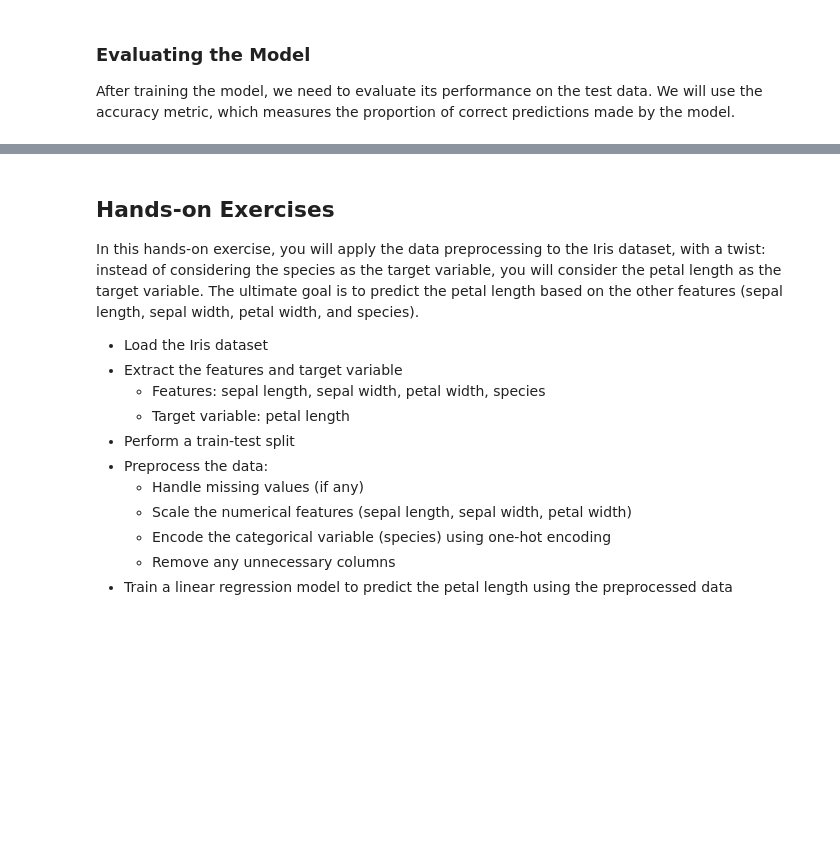
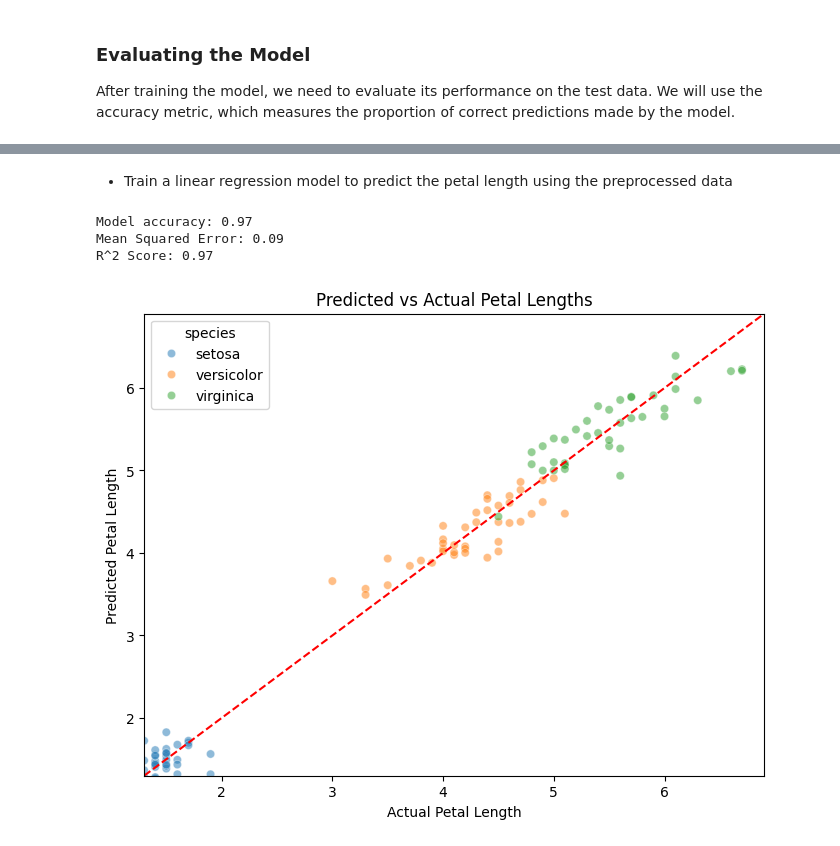
Before and after one commit to UG-Team-Data-Science/ml-workshop, a Jupyter notebook: src/S01: Introduction to Machine Learning/S01C05: Data Preprocessing.ipynb, the cells around one changed output, grey strips where cells are left out. Cells and saved outputs as stored; diff of their text form; code cells hidden in the pictures; blank space fills up the shorter version.

Commit message:
Updated S01C05: Data Preprocessing

```diff
--- a/src/S01: Introduction to Machine Learning/S01C05: Data Preprocessing.ipynb
+++ b/src/S01: Introduction to Machine Learning/S01C05: Data Preprocessing.ipynb
@@ -207,0 +315,3 @@ plt.show()
+# %%
+df = pd.read_csv('../../data/iris.csv')
+df.head()
@@ -207,0 +329,3 @@ plt.show()
+# %%
+X = df[['sepal length (cm)', 'sepal width (cm)', 'petal width (cm)', 'species']]
+y = df['petal length (cm)']
@@ -207,0 +334,2 @@ plt.show()
+# %%
+X_train, X_test, y_train, y_test = train_test_split(X, y, test_size=0.2, random_state=42)
@@ -208,16 +369,39 @@ plt.show()
 # %% [markdown]
-## Hands-on Exercises
-
-In this hands-on exercise, you will apply the data preprocessing to the Iris dataset, with a twist: instead of considering the species as the target variable, you will consider the petal length as the target variable. The ultimate goal is to predict the petal length based on the other features (sepal length, sepal width, petal width, and species).
-
--   Load the Iris dataset
--   Extract the features and target variable
-    -   Features: sepal length, sepal width, petal width, species
-    -   Target variable: petal length
--   Perform a train-test split
--   Preprocess the data:
-    -   Handle missing values (if any)
-    -   Scale the numerical features (sepal length, sepal width, petal width)
-    -   Encode the categorical variable (species) using one-hot encoding
-    -   Remove any unnecessary columns
 -   Train a linear regression model to predict the petal length using the preprocessed data
+# %%
+from sklearn.linear_model import LinearRegression
+
+# Create a linear regression model
+model = LinearRegression()
+
+# Fit the model to the training data
+model.fit(X_train, y_train)
+# Evaluate the model on the test data
+accuracy = model.score(X_test, y_test)
+print(f'Model accuracy: {accuracy:.2f}')
+# Make predictions on the test data
+y_pred = model.predict(X_test)
+df_test['predicted petal length (cm)'] = y_pred
+df_train['predicted petal length (cm)'] = model.predict(X_train)
+
+from sklearn.metrics import mean_squared_error, r2_score
+mse = mean_squared_error(y_test, y_pred)
+r2 = r2_score(y_test, y_pred)
+print(f'Mean Squared Error: {mse:.2f}')
+print(f'R^2 Score: {r2:.2f}')
+
+# Plot the predicted vs actual petal lengths, colored by species
+plt.figure(figsize=(8, 6))
+sns.scatterplot(data=df_train, x='petal length (cm)', y='predicted petal length (cm)', hue='species', alpha=0.5)
+plt.plot([y_test.min(), y_test.max()], [y_test.min(), y_test.max()], color='red', linestyle='--')
+plt.title('Predicted vs Actual Petal Lengths')
+plt.xlabel('Actual Petal Length')
+plt.ylabel('Predicted Petal Length')
+plt.xlim(y_test.min(), y_test.max())
+plt.ylim(y_test.min(), y_test.max())
+plt.show()
+# %% [output]
+Model accuracy: 0.97
+Mean Squared Error: 0.09
+R^2 Score: 0.97
+[figure, added]
```
Also changed, not shown: parts of 20 cells of this notebook.
